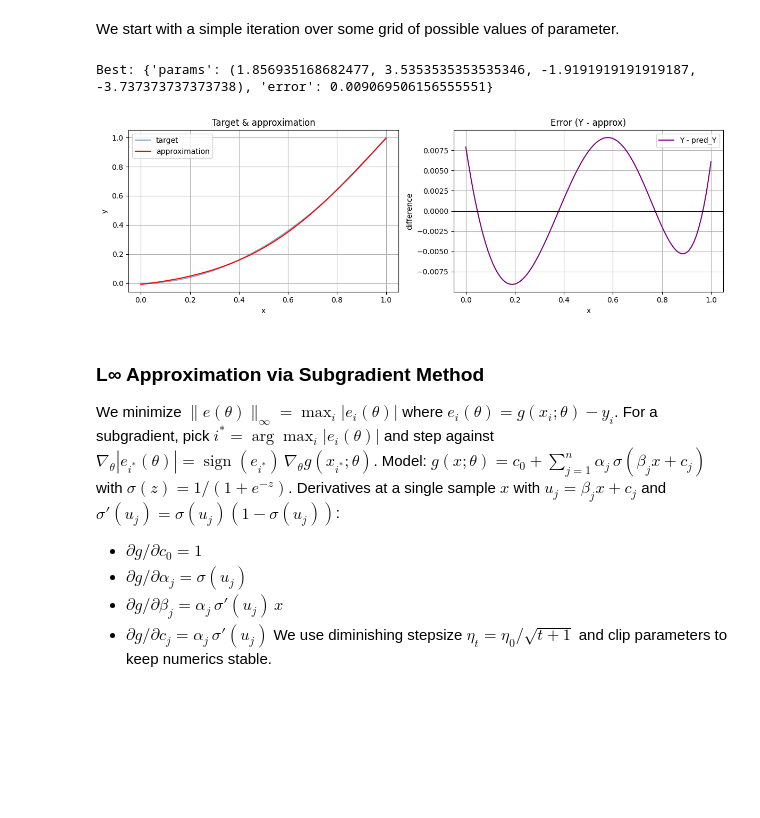
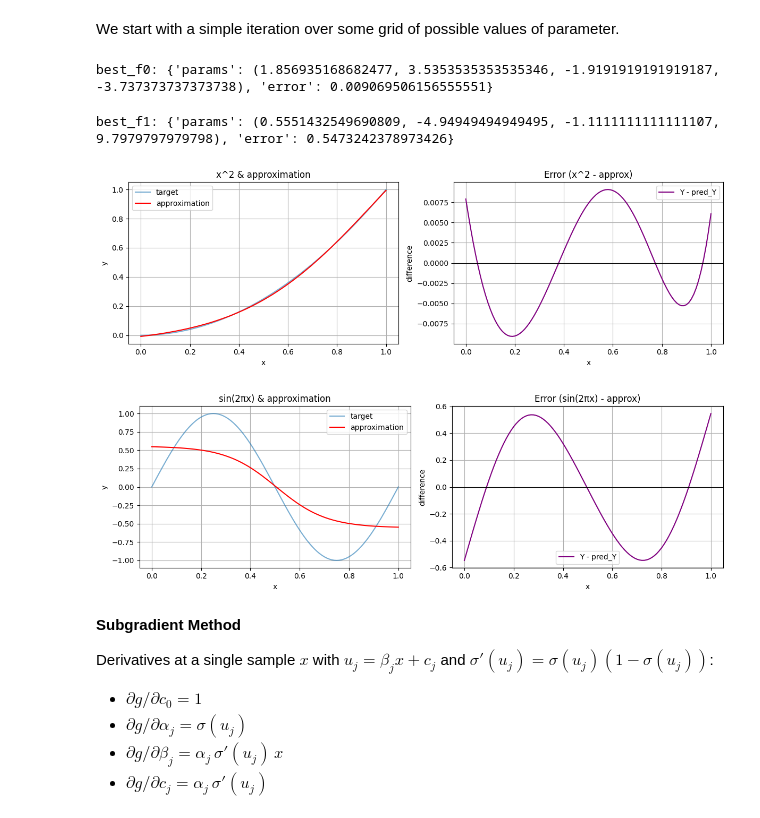
Before and after one commit to kishmakov/crunch, a Jupyter notebook: outlines/01_approximation_with_sigmoids.ipynb, the cells around one changed output. Saved outputs shown, nothing was run; the diff lists cells and outputs as text; code cells hidden in the pictures; blank space fills up the shorter version.

```diff
--- a/outlines/01_approximation_with_sigmoids.ipynb
+++ b/outlines/01_approximation_with_sigmoids.ipynb
@@ -16,6 +22,7 @@ def sigmoid(z):
 # %%
 train_X = np.linspace(0.0, 1.0, 101)
-train_Y = target_function(train_X)
+train_Y0 = target_function(train_X, 0)
+train_Y1 = target_function(train_X, 1)
 
 print(train_X[0:2])
 print(train_X[-2:])
@@ -23,7 +30,7 @@ print(train_X[-2:])
 [0.   0.01]
 [0.99 1.  ]
 # %%
-def plot_approximation(X: np.ndarray, Y: np.ndarray, pred_Y: np.ndarray) -> None:
+def plot_approximation(label: str, X: np.ndarray, Y: np.ndarray, pred_Y: np.ndarray) -> None:
     fig, axes = plt.subplots(1, 2, figsize=(12, 4), sharex=True)
 
     # Left: target vs approximation
@@ -32,7 +39,7 @@ def plot_approximation(X: np.ndarray, Y: np.ndarray, pred_Y: np.ndarray) -> None
     ax0.plot(X, pred_Y, color='red', label='approximation')
     ax0.set_xlabel('x')
     ax0.set_ylabel('y')
-    ax0.set_title('Target & approximation')
+    ax0.set_title(f'{label} & approximation')
     ax0.legend()
     ax0.grid(True)
 
@@ -43,12 +50,26 @@ def plot_approximation(X: np.ndarray, Y: np.ndarray, pred_Y: np.ndarray) -> None
     ax1.axhline(0.0, color='black', linewidth=0.8)
     ax1.set_xlabel('x')
     ax1.set_ylabel('difference')
-    ax1.set_title('Error (Y - approx)')
+    ax1.set_title(f'Error ({label} - approx)')
     ax1.legend()
     ax1.grid(True)
 
     plt.tight_layout()
     plt.show()
+
+def plot_error(label: str, e: np.ndarray, log: bool = False) -> None:
+    fig, ax = plt.subplots(figsize=(6, 4))
+    iters = np.arange(1, e.size + 1)
+    errors = np.log(e) if log else e
+    title = f'Log L_inf error ({label})' if log else f'L_inf error ({label})'
+    ax.plot(iters, errors, color='purple', label='L_inf error')
+    ax.set_xlabel('iteration')
+    ax.set_ylabel('error')
+    ax.set_title(title)
+    ax.grid(True)
+    ax.legend()
+    plt.tight_layout()
+    plt.show()
 # %% [markdown]
 **First we start with $n=1$:**
 
@@ -133,24 +172,28 @@ def grid_search_g1(
 
     return best
 # %%
-best = grid_search_g1(train_X, train_Y, points=100)
-print(f"Best: {best}")
-
-pred_Y = g1(train_X, best['params'])
+best_f0 = grid_search_g1(train_X, train_Y0, points=100)
+print(f"best_f0: {best_f0}")
+pred_Y0 = g1(train_X, best_f0['params'])
 # %% [output]
-Best: {'params': (1.856935168682477, 3.5353535353535346, -1.9191919191919187, -3.737373737373738), 'error': 0.009069506156555551}
+best_f0: {'params': (1.856935168682477, 3.5353535353535346, -1.9191919191919187, -3.737373737373738), 'error': 0.009069506156555551}
+# %%
+best_f1 = grid_search_g1(train_X, train_Y1, points=100)
+print(f"best_f1: {best_f1}")
+pred_Y1 = g1(train_X, best_f1['params'])
+# %% [output]
+best_f1: {'params': (0.5551432549690809, -4.94949494949495, -1.1111111111111107, 9.7979797979798), 'error': 0.5473242378973426}
 # %%
-plot_approximation(train_X, train_Y, pred_Y)
+plot_approximation("x^2", train_X, train_Y0, pred_Y0)
+plot_approximation("sin(2πx)", train_X, train_Y1, pred_Y1)
 # %% [output]
-[figure, old version]
+[figure, new version]
+[figure, added]
-# %% [markdown]
-### L∞ Approximation via Subgradient Method
-We minimize $\|e(\theta)\|_\infty = \max_i |e_i(\theta)|$ where $e_i(\theta) = g(x_i;\theta) - y_i$.
-For a subgradient, pick $i^* = \arg\max_i |e_i(\theta)|$ and step against $\nabla_\theta |e_{i^*}(\theta)| = \operatorname{sign}(e_{i^*})\, \nabla_\theta g(x_{i^*};\theta)$.
-Model: $g(x;\theta) = c_0 + \sum_{j=1}^n \alpha_j\, \sigma(\beta_j x + c_j)$ with $\sigma(z) = 1/(1+e^{-z})$.
-Derivatives at a single sample $x$ with $u_j = \beta_j x + c_j$ and $\sigma'(u_j) = \sigma(u_j)(1-\sigma(u_j))$:
-- $\partial g/\partial c_0 = 1$
-- $\partial g/\partial \alpha_j = \sigma(u_j)$
-- $\partial g/\partial \beta_j = \alpha_j\,\sigma'(u_j)\,x$
-- $\partial g/\partial c_j = \alpha_j\,\sigma'(u_j)$
-We use diminishing stepsize $\eta_t = \eta_0/\sqrt{t+1}$ and clip parameters to keep numerics stable.
+# %% [markdown]
+**Subgradient Method**
+
+Derivatives at a single sample $x$ with $u_j = \beta_j x + c_j$ and $\sigma'(u_j) = \sigma(u_j)(1-\sigma(u_j))$:
+- $\partial g/\partial c_0 = 1$
+- $\partial g/\partial \alpha_j = \sigma(u_j)$
+- $\partial g/\partial \beta_j = \alpha_j\,\sigma'(u_j)\,x$
+- $\partial g/\partial c_j = \alpha_j\,\sigma'(u_j)$
```
Also changed, not shown: parts of 15 cells of this notebook.
